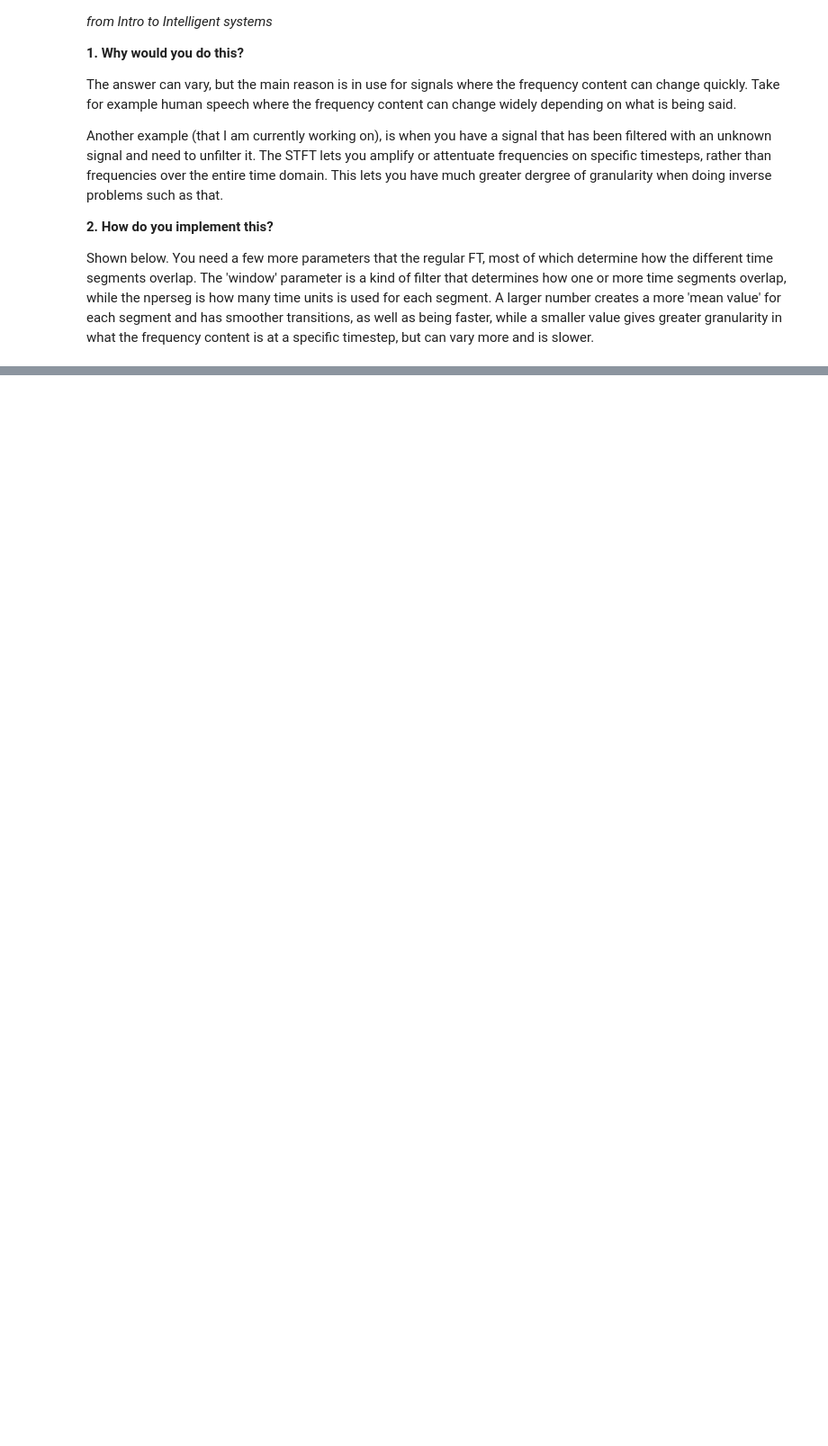
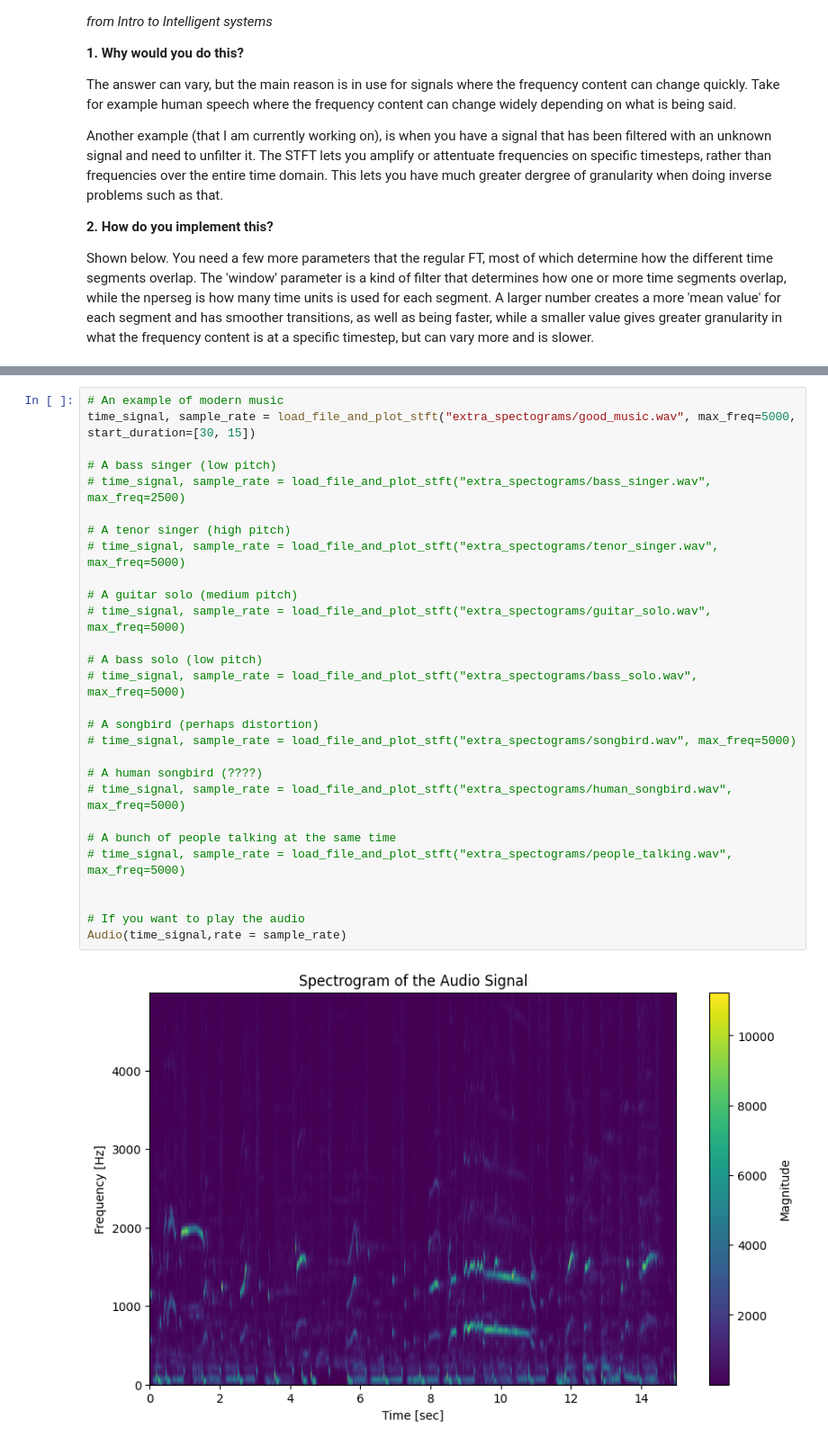
Before and after one commit to Twinbo/Signals-and-Data-Autumn-2025-student, a Jupyter notebook: week_5/ex_week_5_solution.ipynb, the cells around one changed output, grey strips where cells are left out. Shown at 90% size. Cells and saved outputs as stored; diff of their text form; blank space fills up the shorter version.

```diff
--- a/week_5/ex_week_5_solution.ipynb
+++ b/week_5/ex_week_5_solution.ipynb
@@ -498,0 +627,30 @@ Audio(time_signal,rate = sample_rate)
+# %%
+# An example of modern music
+time_signal, sample_rate = load_file_and_plot_stft("extra_spectograms/good_music.wav", max_freq=5000, start_duration=[30, 15])
+
+# A bass singer (low pitch)
+# time_signal, sample_rate = load_file_and_plot_stft("extra_spectograms/bass_singer.wav", max_freq=2500)
+
+# A tenor singer (high pitch)
+# time_signal, sample_rate = load_file_and_plot_stft("extra_spectograms/tenor_singer.wav", max_freq=5000)
+
+# A guitar solo (medium pitch)
+# time_signal, sample_rate = load_file_and_plot_stft("extra_spectograms/guitar_solo.wav", max_freq=5000)
+
+# A bass solo (low pitch)
+# time_signal, sample_rate = load_file_and_plot_stft("extra_spectograms/bass_solo.wav", max_freq=5000)
+
+# A songbird (perhaps distortion)
+# time_signal, sample_rate = load_file_and_plot_stft("extra_spectograms/songbird.wav", max_freq=5000)
+
+# A human songbird (????)
+# time_signal, sample_rate = load_file_and_plot_stft("extra_spectograms/human_songbird.wav", max_freq=5000)
+
+# A bunch of people talking at the same time
+# time_signal, sample_rate = load_file_and_plot_stft("extra_spectograms/people_talking.wav", max_freq=5000)
+
+
+# If you want to play the audio
+Audio(time_signal,rate = sample_rate)
+# %% [output]
+[figure, added]
```
Also changed, not shown: parts of 18 cells of this notebook, 14 other files.
